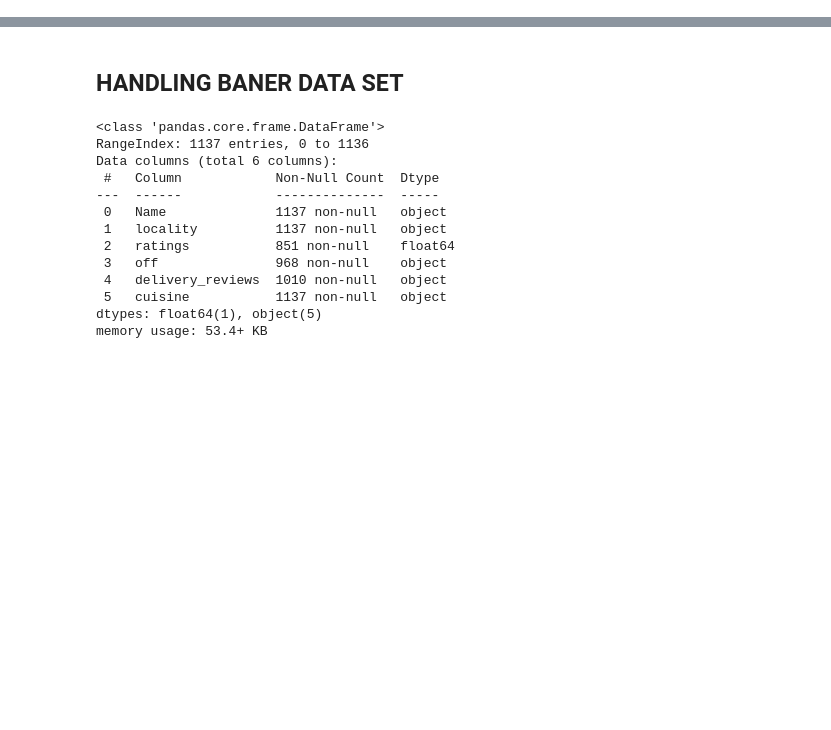
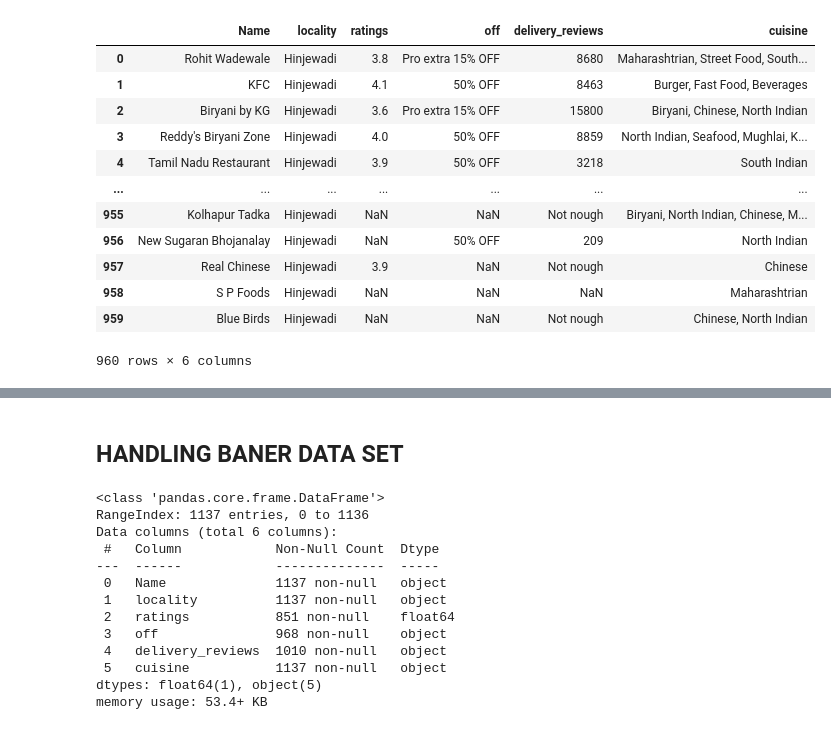
Before and after one commit to Ruthik27/Bed_Rest_and_Order_Services, a Jupyter notebook: new_data_zomato.ipynb, the cells around one changed output, grey strips where cells are left out. Saved outputs shown, nothing was run; the diff lists cells and outputs as text; code cells hidden in the pictures; blank space fills up the shorter version.

```diff
--- a/new_data_zomato.ipynb
+++ b/new_data_zomato.ipynb
@@ -26,0 +111,16 @@ wakad_copy =wakad_copy.reindex(columns = ['Name', 'locality', 'ratings','off','d
+# %%
+hinjewadi_copy
+# %% [output]
+|  | Name | locality | ratings | off | delivery_reviews | cuisine |
+| 0 | Rohit Wadewale | Hinjewadi | 3.8 | Pro extra 15% OFF | 8680 | Maharashtrian, Street Food, South... |
+| 1 | KFC | Hinjewadi | 4.1 | 50% OFF | 8463 | Burger, Fast Food, Beverages |
+| 2 | Biryani by KG | Hinjewadi | 3.6 | Pro extra 15% OFF | 15800 | Biryani, Chinese, North Indian |
+| 3 | Reddy's Biryani Zone | Hinjewadi | 4.0 | 50% OFF | 8859 | North Indian, Seafood, Mughlai, K... |
+| 4 | Tamil Nadu Restaurant | Hinjewadi | 3.9 | 50% OFF | 3218 | South Indian |
+| ... | ... | ... | ... | ... | ... | ... |
+| 955 | Kolhapur Tadka | Hinjewadi | NaN | NaN | Not nough | Biryani, North Indian, Chinese, M... |
+| 956 | New Sugaran Bhojanalay | Hinjewadi | NaN | 50% OFF | 209 | North Indian |
+| 957 | Real Chinese | Hinjewadi | 3.9 | NaN | Not nough | Chinese |
+| 958 | S P Foods | Hinjewadi | NaN | NaN | NaN | Maharashtrian |
+| 959 | Blue Birds | Hinjewadi | NaN | NaN | Not nough | Chinese, North Indian |
+960 rows × 6 columns
```
Also changed, not shown: parts of 22 cells of this notebook, 2 other files.
